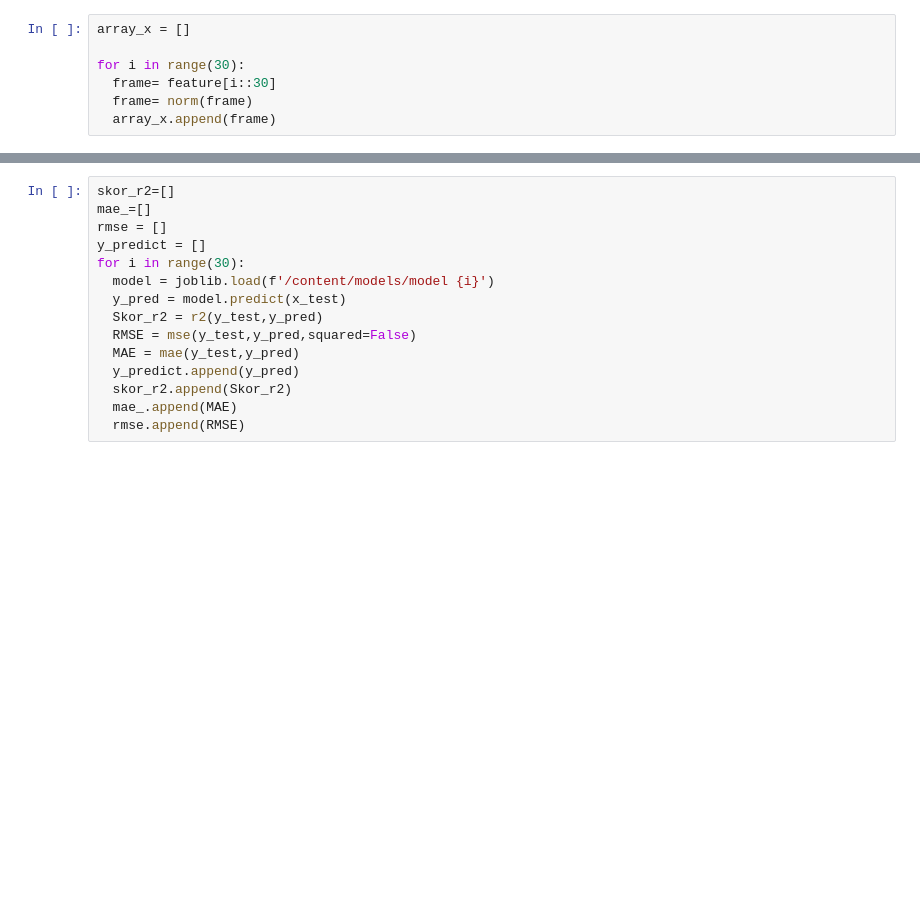
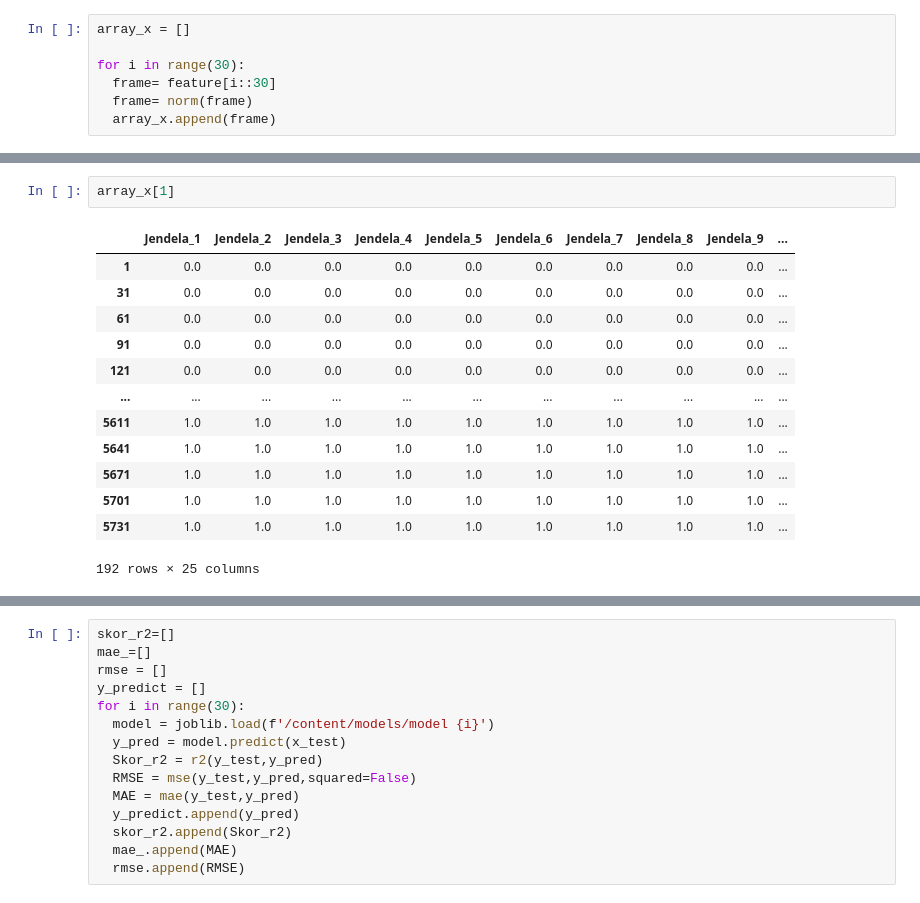
Before and after one commit to yfhkucing/regression_bms, a Jupyter notebook: Model_revisi_2.ipynb, the cells around one changed output, grey strips where cells are left out. Saved outputs shown, nothing was run; the diff lists cells and outputs as text; blank space fills up the shorter version.

```diff
--- a/Model_revisi_2.ipynb
+++ b/Model_revisi_2.ipynb
@@ -23,0 +61,16 @@ for i in range(30):
+# %%
+array_x[1]
+# %% [output]
+|  | Jendela_1 | Jendela_2 | Jendela_3 | Jendela_4 | Jendela_5 | Jendela_6 | Jendela_7 | Jendela_8 | Jendela_9 | ... |
+| 1 | 0.0 | 0.0 | 0.0 | 0.0 | 0.0 | 0.0 | 0.0 | 0.0 | 0.0 | ... |
+| 31 | 0.0 | 0.0 | 0.0 | 0.0 | 0.0 | 0.0 | 0.0 | 0.0 | 0.0 | ... |
+| 61 | 0.0 | 0.0 | 0.0 | 0.0 | 0.0 | 0.0 | 0.0 | 0.0 | 0.0 | ... |
+| 91 | 0.0 | 0.0 | 0.0 | 0.0 | 0.0 | 0.0 | 0.0 | 0.0 | 0.0 | ... |
+| 121 | 0.0 | 0.0 | 0.0 | 0.0 | 0.0 | 0.0 | 0.0 | 0.0 | 0.0 | ... |
+| ... | ... | ... | ... | ... | ... | ... | ... | ... | ... | ... |
+| 5611 | 1.0 | 1.0 | 1.0 | 1.0 | 1.0 | 1.0 | 1.0 | 1.0 | 1.0 | ... |
+| 5641 | 1.0 | 1.0 | 1.0 | 1.0 | 1.0 | 1.0 | 1.0 | 1.0 | 1.0 | ... |
+| 5671 | 1.0 | 1.0 | 1.0 | 1.0 | 1.0 | 1.0 | 1.0 | 1.0 | 1.0 | ... |
+| 5701 | 1.0 | 1.0 | 1.0 | 1.0 | 1.0 | 1.0 | 1.0 | 1.0 | 1.0 | ... |
+| 5731 | 1.0 | 1.0 | 1.0 | 1.0 | 1.0 | 1.0 | 1.0 | 1.0 | 1.0 | ... |
+192 rows × 25 columns
```
Also changed, not shown: parts of 20 cells of this notebook.
